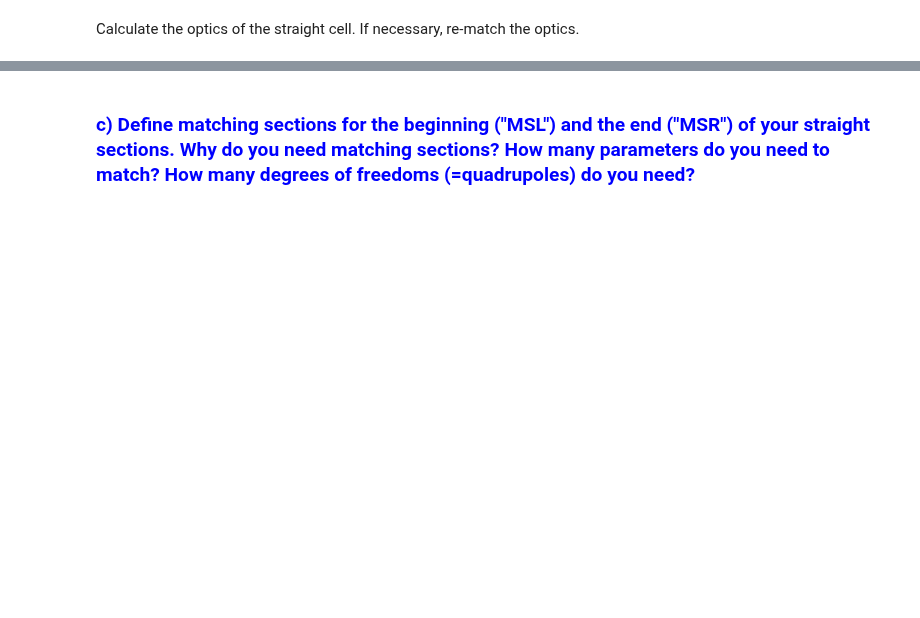
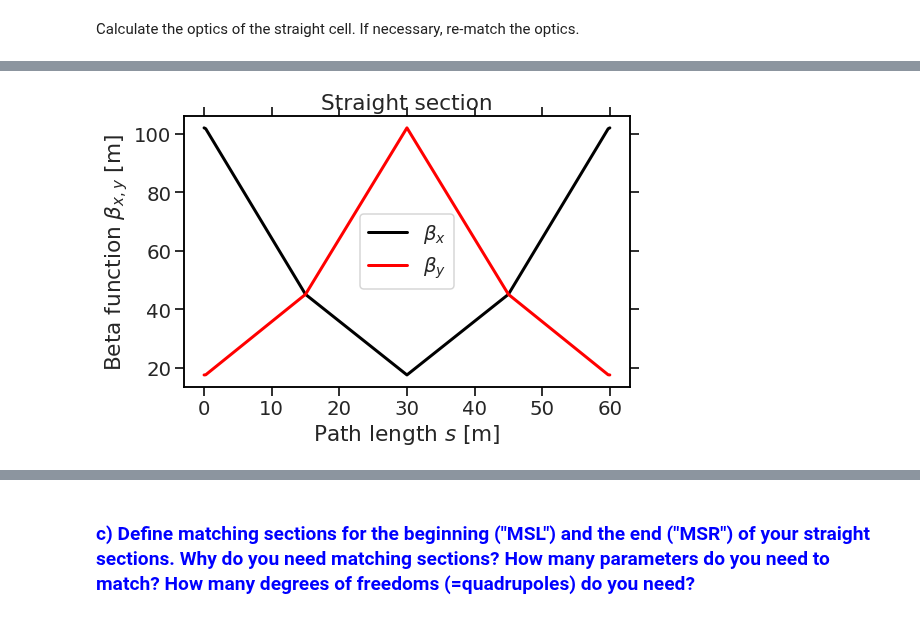
Before and after one commit to youcann/JUAS-2022-accelerator-workshop-group10, a Jupyter notebook: JUAS22_AccDesign_Topic-III-Lattice-Design.ipynb, the cells around one changed output, grey strips where cells are left out. Drawn from its saved outputs; the diff is of its cells as text; code cells hidden in the pictures; blank space fills up the shorter version.

Commit message:
Add files via upload
Straight section added. How to print the optical functions for comparison?

```diff
--- a/JUAS22_AccDesign_Topic-III-Lattice-Design.ipynb
+++ b/JUAS22_AccDesign_Topic-III-Lattice-Design.ipynb
@@ -848,10 +873,13 @@ twiss=madx.twiss(centre=True)
 # %%
 plt.figure(figsize=(8, 5))
 plt.plot(twiss['s'], twiss['betx'], label=r'$\beta_x$', color='black')
 plt.plot(twiss['s'], twiss['bety'], label=r'$\beta_y$', color='red')
+plt.title('Straight section')
 plt.xlabel('Path length $s$ [m]')
 plt.ylabel(r'Beta function $\beta_{x,y}$ [m]')
 plt.legend();
+# %% [output]
+[figure, added]
 # %%
 plt.figure(figsize=(8, 5))
 plt.plot(twiss['s'], twiss['Dx'], label=r'$D_x$', color='green')
```
Also changed, not shown: parts of 16 cells of this notebook.
